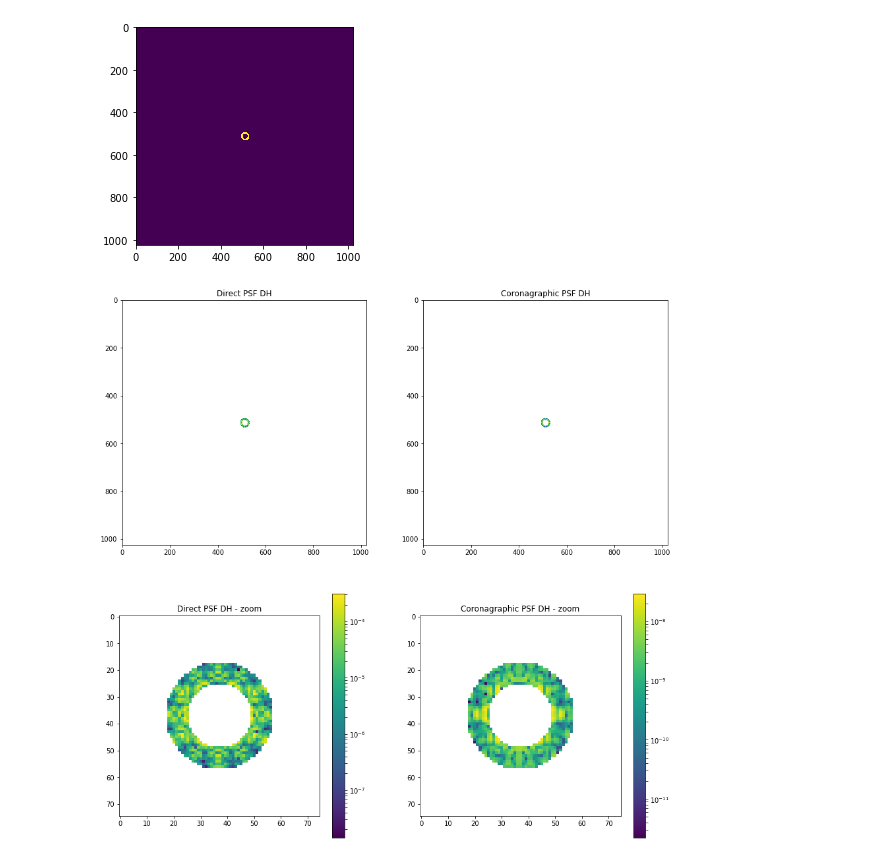
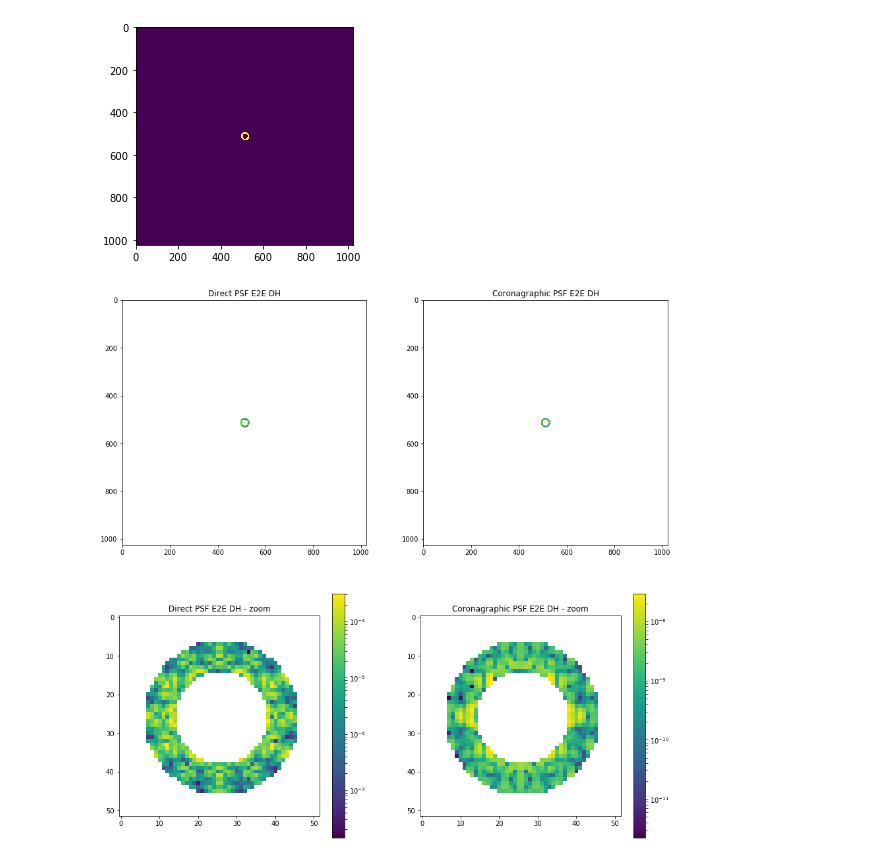
Before and after one commit to spacetelescope/PASTIS, a Jupyter notebook: Jupyter Notebooks/4_Testing the calibration.ipynb, the cells around one changed output. Drawn from its saved outputs; the diff is of its cells as text; code cells hidden in the pictures.

```diff
--- a/Jupyter Notebooks/4_Testing the calibration.ipynb
+++ b/Jupyter Notebooks/4_Testing the calibration.ipynb
@@ -12,6 +16,13 @@ from matplotlib.colors import LogNorm
 dir = '/Users/ilaginja/Documents/data_from_repos/pastis_data/calibration'
 # Change into that directory
 os.chdir(dir)
+# %%
+# Set up limits for zooming into images
+im_size = CONFIG_INI.getint('numerical', 'im_size_px')          # image size in pixels
+sampling = CONFIG_INI.getfloat('numerical', 'sampling')         # sampling
+outer_wa = CONFIG_INI.getint('coronagraph', 'OWA')              # outer working angle of coronagraph
+up = im_size/2 + sampling*(outer_wa+3)
+down = im_size/2 - sampling*(outer_wa+3)
 # %% [markdown]
 Let's first check the direct and coronagraphic PSF from the E2E simulation.
 # %%
@@ -52,25 +63,26 @@ plt.show()
 [figure]
 # %%
 # DH over PSFs (dh over direct PSF is a useles concept, but I wanted to see what it looks like).
+
 plt.figure(figsize=(15, 15))
 plt.subplot(2, 2, 1)
 plt.imshow(psf_direct*dh, norm=LogNorm())
-plt.title('Direct PSF DH')
+plt.title('Direct PSF E2E DH')
 
 plt.subplot(2, 2, 2)
 plt.imshow(psf_coro*dh, norm=LogNorm())
-plt.title('Coronagraphic PSF DH')
+plt.title('Coronagraphic PSF E2E DH')
 
 plt.subplot(2, 2, 3)
-plt.imshow((psf_direct*dh)[475:550, 475:550], norm=LogNorm())
-plt.title('Direct PSF DH - zoom')
+plt.imshow((psf_direct*dh)[down:up, down:up], norm=LogNorm())
+plt.title('Direct PSF E2E DH - zoom')
 plt.colorbar()
 
 plt.subplot(2, 2, 4)
-plt.imshow((psf_coro*dh)[475:550, 475:550], norm=LogNorm())
-plt.title('Coronagraphic PSF DH - zoom')
+plt.imshow((psf_coro*dh)[down:up, down:up], norm=LogNorm())
+plt.title('Coronagraphic PSF E2E DH - zoom')
 plt.colorbar()
 
 plt.show()
 # %% [output]
-[figure, old version]
+[figure, new version]
```
Also changed, not shown: parts of 5 cells of this notebook, 2 other files.
